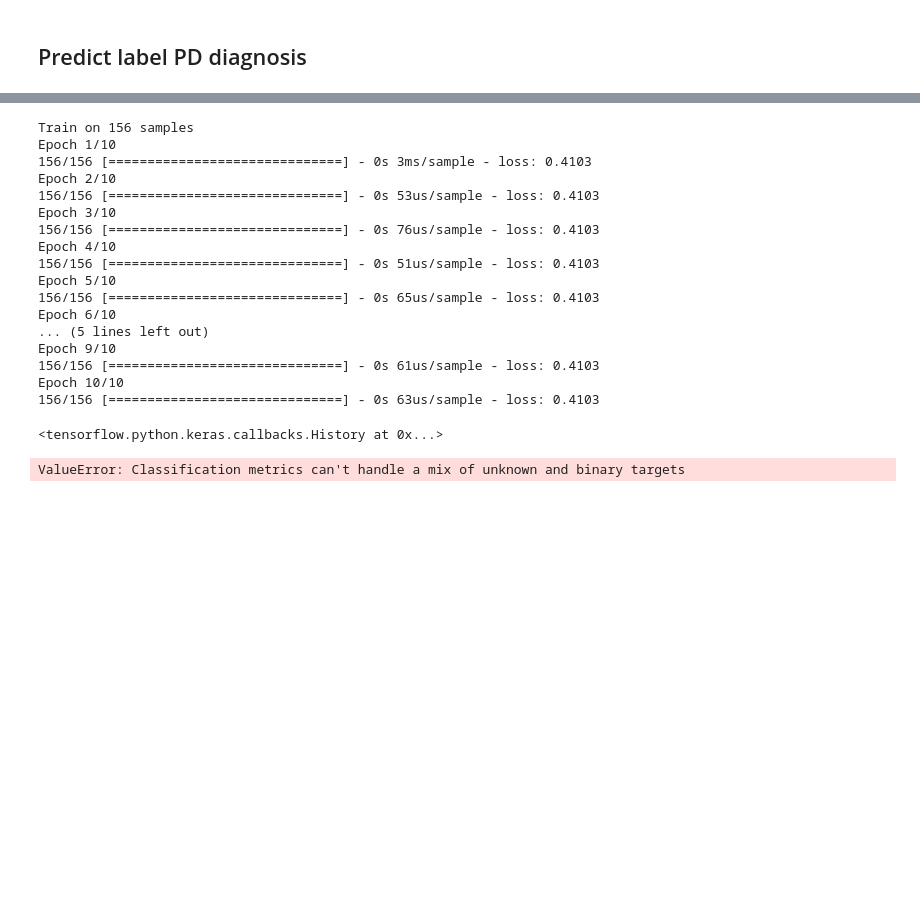
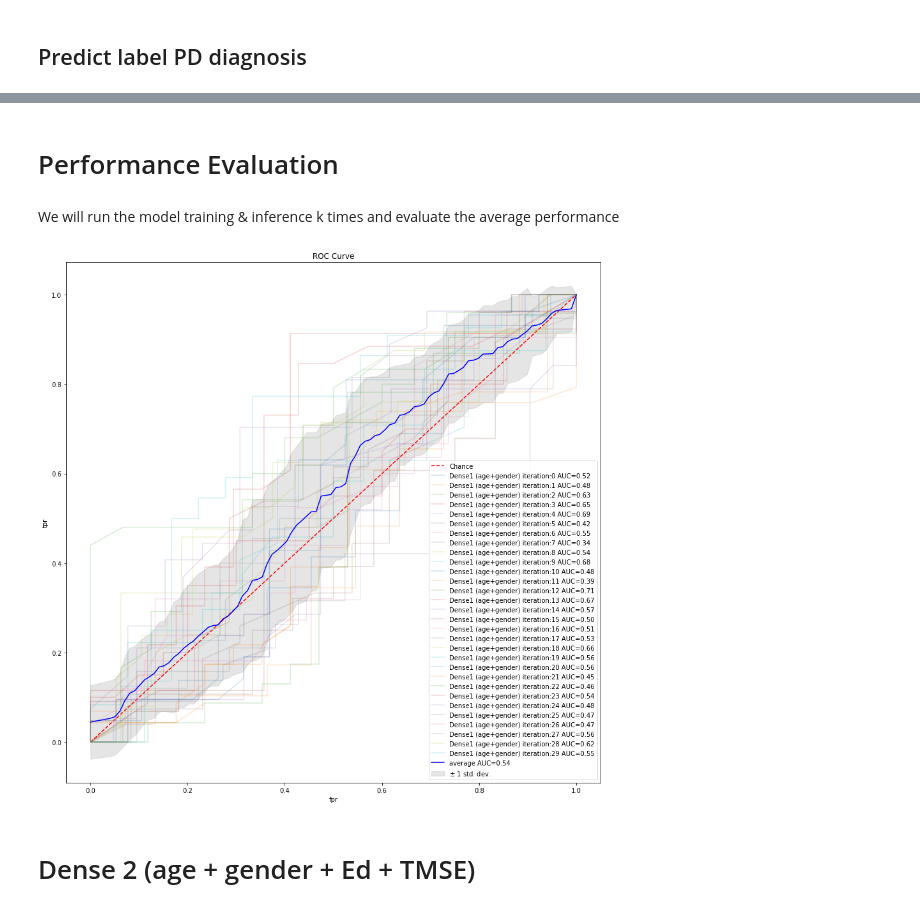
Before and after one commit to p-amonpitakpun/clock-drawing-dnn, a Jupyter notebook: Notebooks/Dai.ipynb, the cells around one changed output, grey strips where cells are left out. Cells and saved outputs as stored; diff of their text form; code cells hidden in the pictures; blank space fills up the shorter version.

Commit message:
add benchmark & refactor code

```diff
--- a/Notebooks/Dai.ipynb
+++ b/Notebooks/Dai.ipynb
@@ -51,5 +48,0 @@ x_train[:5], x_test[:5]
-# %%
-#optimizer
-adam = Adam(learning_rate=0.001, beta_1=0.9, beta_2=0.999, amsgrad=False)
-#loss function
-mse = MSE
@@ -56,11 +56,17 @@ mse = MSE
 # %%
-model = Sequential()
-model.add(Input(shape=(2,)))
-model.add(Dense(100, activation='relu'))
-model.add(Dense(100, activation='relu'))
-model.add(Dense(1, activation='softmax'))
-
-model.compile(loss='mse', optimizer=adam)
-model.build()
-model.summary()
+def get_nn_model():
+    #optimizer
+    adam = Adam(lr=1e-4)
+    model = Sequential()
+    model.add(Dense(100, activation='relu', input_shape=(2,)))
+    model.add(BatchNormalization())
+    model.add(Dense(100, activation='relu'))
+    model.add(BatchNormalization())
+    model.add(Dense(100, activation='relu'))
+    model.add(BatchNormalization())
+    model.add(Dense(1, activation='sigmoid'))
+    model.compile(loss=MSE, optimizer=adam)
+    model.build()
+    return model
+_ = get_nn_model().summary()
 # %% [output]
@@ -81,26 +90,10 @@ _________________________________________________________________
-# %%
-model.fit(x_train, y_train, epochs=10)
-# %% [output]
-Train on 156 samples
-Epoch 1/10
-156/156 [==============================] - 0s 3ms/sample - loss: 0.4103
-Epoch 2/10
-156/156 [==============================] - 0s 53us/sample - loss: 0.4103
-Epoch 3/10
-156/156 [==============================] - 0s 76us/sample - loss: 0.4103
-Epoch 4/10
-156/156 [==============================] - 0s 51us/sample - loss: 0.4103
-Epoch 5/10
-156/156 [==============================] - 0s 65us/sample - loss: 0.4103
-Epoch 6/10
-... (5 lines left out)
-Epoch 9/10
-156/156 [==============================] - 0s 61us/sample - loss: 0.4103
-Epoch 10/10
-156/156 [==============================] - 0s 63us/sample - loss: 0.4103
-<tensorflow.python.keras.callbacks.History at 0x...>
-# %%
-y_pred = model.predict(x_test)
-evaluate(y_true, y_pred)
-# %% [output]
-ValueError: Classification metrics can't handle a mix of unknown and binary targets
+# %% [markdown]
+# Performance Evaluation
+# %% [markdown]
+We will run the model training & inference k times and evaluate the average performance
+# %%
+models = run_benchmark(get_age_gender_data, get_nn_model, data, k=30, model_name='Dense1 (age+gender)')
+# %% [output]
+[figure, added]
+# %% [markdown]
+# Dense 2 (age + gender + Ed + TMSE)
```
Also changed, not shown: parts of 8 cells of this notebook, 4 other files.
